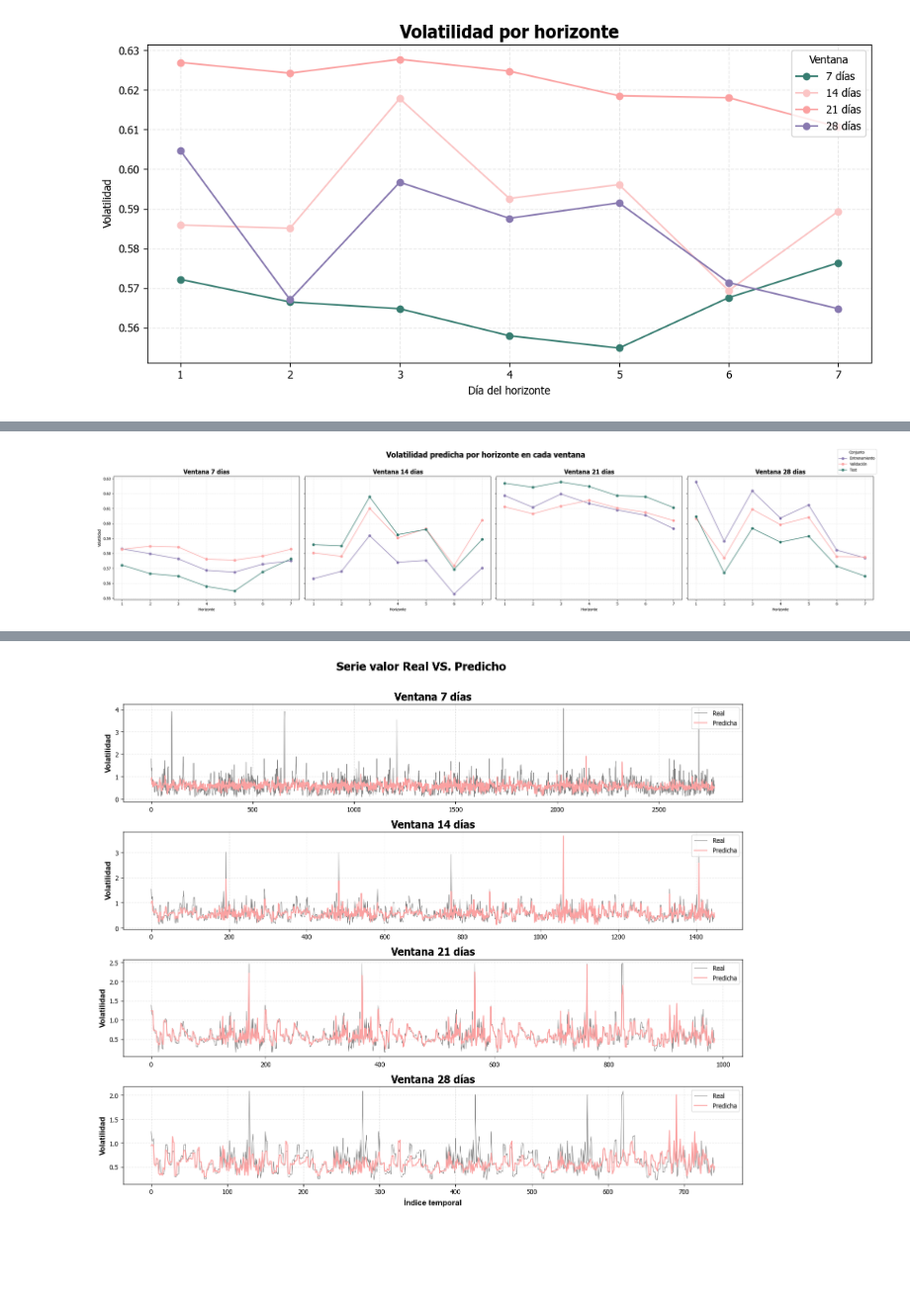
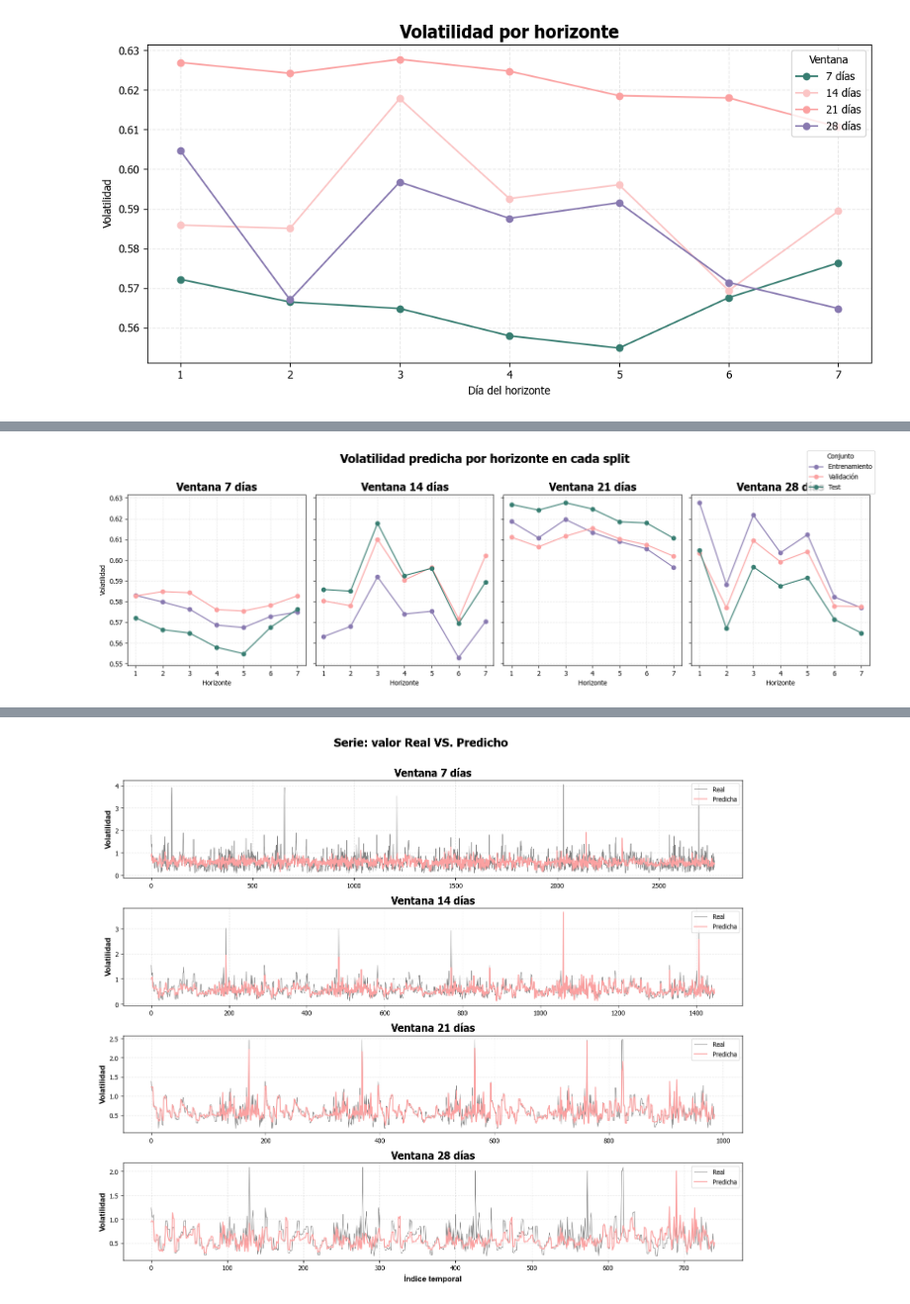
Before and after one commit to Darally06/Predictor_VOL_BTC, a Jupyter notebook: notebooks/3_modelo.ipynb, the cells around one changed output, grey strips where cells are left out. Shown at 99% size. Drawn from its saved outputs; the diff is of its cells as text; code cells hidden in the pictures; blank space fills up the shorter version.

```diff
--- a/notebooks/3_modelo.ipynb
+++ b/notebooks/3_modelo.ipynb
@@ -340,7 +388,7 @@ plt.show()
 # [Gráfico] Predicción de volatilidad de cada horizonte por ventana por conjunto
 
 num_WINDOW_SIZES = len(WINDOW_SIZES)
-fig, axes = plt.subplots(nrows=1, ncols=num_WINDOW_SIZES, figsize=(7*len(WINDOW_SIZES), 6), sharey=True)
+fig, axes = plt.subplots(nrows=1, ncols=num_WINDOW_SIZES, figsize=(16,5), sharey=True)
 
 for i, ventana in enumerate(WINDOW_SIZES):
 
@@ -356,32 +404,32 @@ for i, ventana in enumerate(WINDOW_SIZES):
         for h in range(num_outputs):
             train_por_h[h].extend(fr['yhat_train'][:, h])
             val_por_h[h].extend(fr['yhat_val'][:, h])
             test_por_h[h].extend(fr['yhat_test'][:, h])
 
     # Calcular promedios
     train_avg = [np.mean(v) for v in train_por_h]
     val_avg = [np.mean(v) for v in val_por_h]
     test_avg = [np.mean(v) for v in test_por_h]
 
     horizonte = np.arange(1, num_outputs + 1)
     ax = axes[i]
 
     ax.plot(horizonte, train_avg, label='Entrenamiento', color='#8879B0', marker='o')
     ax.plot(horizonte, val_avg, label='Validación', color='#FBA1A1', marker='o')
     ax.plot(horizonte, test_avg, label='Test', color='#377D71', marker='o')
 
     ax.set_title(f'Ventana {ventana} días')
     ax.set_xlabel('Horizonte')
     if i == 0:
         ax.set_ylabel('Volatilidad')
     ax.grid(True, linestyle='--', alpha=0.3)
     ax.set_xticks(horizonte)
 
 handles, labels = axes[0].get_legend_handles_labels()
 fig.legend(handles, labels, title='Conjunto')
-fig.suptitle('Volatilidad predicha por horizonte en cada ventana', fontsize=20, fontweight='bold', fontname='Tahoma')
+fig.suptitle('Volatilidad predicha por horizonte en cada split', fontsize=18, fontweight='bold', fontname='Tahoma')
 plt.tight_layout(rect=[0, 0, 1, 0.97])
 plt.savefig(f"figs/Predicted_{objetivo}_each_horizont_by_window_by_conjunto.png", dpi=300, bbox_inches="tight")
 plt.show()
 # %% [output]
-[figure, old version]
+[figure, new version]
```
Also changed, not shown: parts of 40 cells of this notebook, 11 other files.
